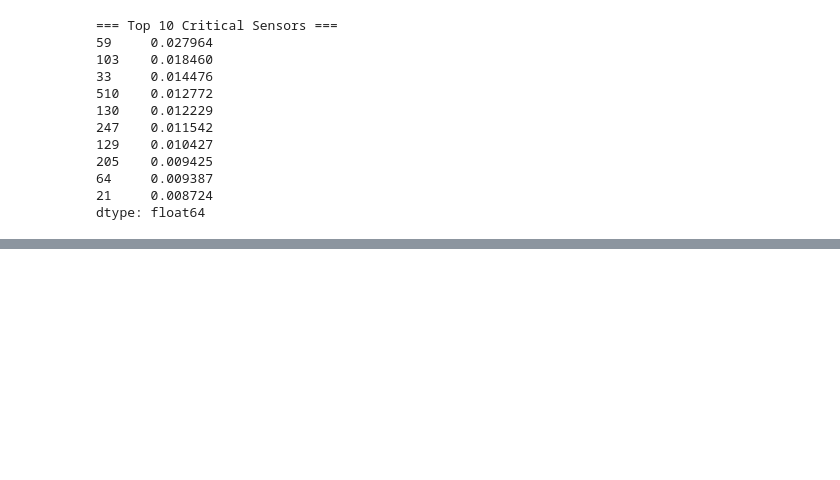
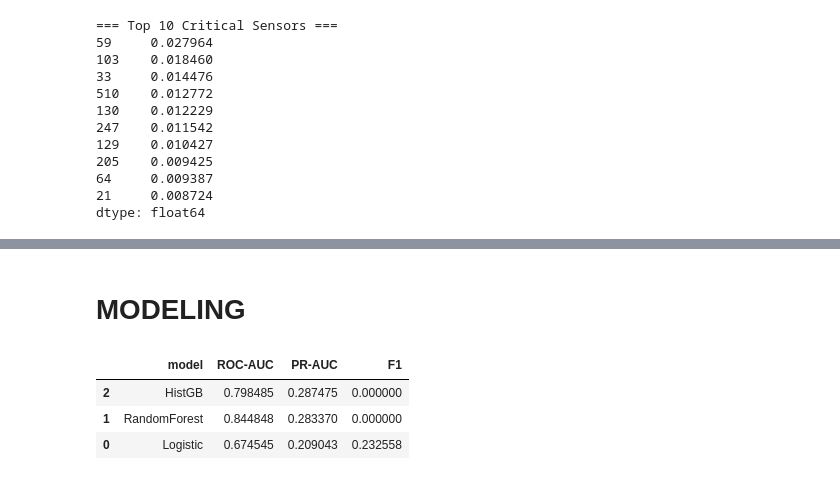
Before and after one commit to yrtny70127/Semiconductor_Quality_Prospect, a Jupyter notebook: SECOM/Semi-defect _finder.ipynb, the cells around one changed output, grey strips where cells are left out. Saved outputs shown, nothing was run; the diff lists cells and outputs as text; code cells hidden in the pictures; blank space fills up the shorter version.

```diff
--- a/SECOM/Semi-defect _finder.ipynb
+++ b/SECOM/Semi-defect _finder.ipynb
@@ -657,0 +689,57 @@ plt.show()
+# %% [markdown]
+# MODELING
+# %%
+target = "Pass/Fail"
+X = df.drop(columns=[target])
+y = df[target].astype(int)
+
+# Train/Valid/Test 70/15/15
+X_train, X_temp, y_train, y_temp = train_test_split(
+    X, y, test_size=0.30, random_state=42, stratify=y
+)
+X_valid, X_test, y_valid, y_test = train_test_split(
+    X_temp, y_temp, test_size=0.50, random_state=42, stratify=y_temp
+)
+
+models = {
+    "Logistic": Pipeline([
+        ("imputer", SimpleImputer(strategy="median")),
+        ("scaler", StandardScaler()),
+        ("model", LogisticRegression(max_iter=2000, class_weight="balanced"))
+    ]),
+    "RandomForest": Pipeline([
+        ("imputer", SimpleImputer(strategy="median")),
+        ("model", RandomForestClassifier(
+            n_estimators=300, max_depth=12, random_state=42,
+            n_jobs=-1, class_weight="balanced"
+        ))
+    ]),
+    "HistGB": Pipeline([
+        ("imputer", SimpleImputer(strategy="median")),
+        ("model", HistGradientBoostingClassifier(
+            max_depth=8, learning_rate=0.05, random_state=42
+        ))
+    ])
+}
+
+def eval_model(name, model, X_tr, y_tr, X_va, y_va):
+    model.fit(X_tr, y_tr)
+    proba = model.predict_proba(X_va)[:, 1]
+    pred = (proba >= 0.5).astype(int)
+    return {
+        "model": name,
+        "ROC-AUC": roc_auc_score(y_va, proba),
+        "PR-AUC": average_precision_score(y_va, proba),
+        "F1": f1_score(y_va, pred)
+    }
+
+results = []
+for name, model in models.items():
+    results.append(eval_model(name, model, X_train, y_train, X_valid, y_valid))
+
+pd.DataFrame(results).sort_values("PR-AUC", ascending=False)
+# %% [output]
+|  | model | ROC-AUC | PR-AUC | F1 |
+| 2 | HistGB | 0.798485 | 0.287475 | 0.000000 |
+| 1 | RandomForest | 0.844848 | 0.283370 | 0.000000 |
+| 0 | Logistic | 0.674545 | 0.209043 | 0.232558 |
```
Also changed, not shown: parts of 3 cells of this notebook.
